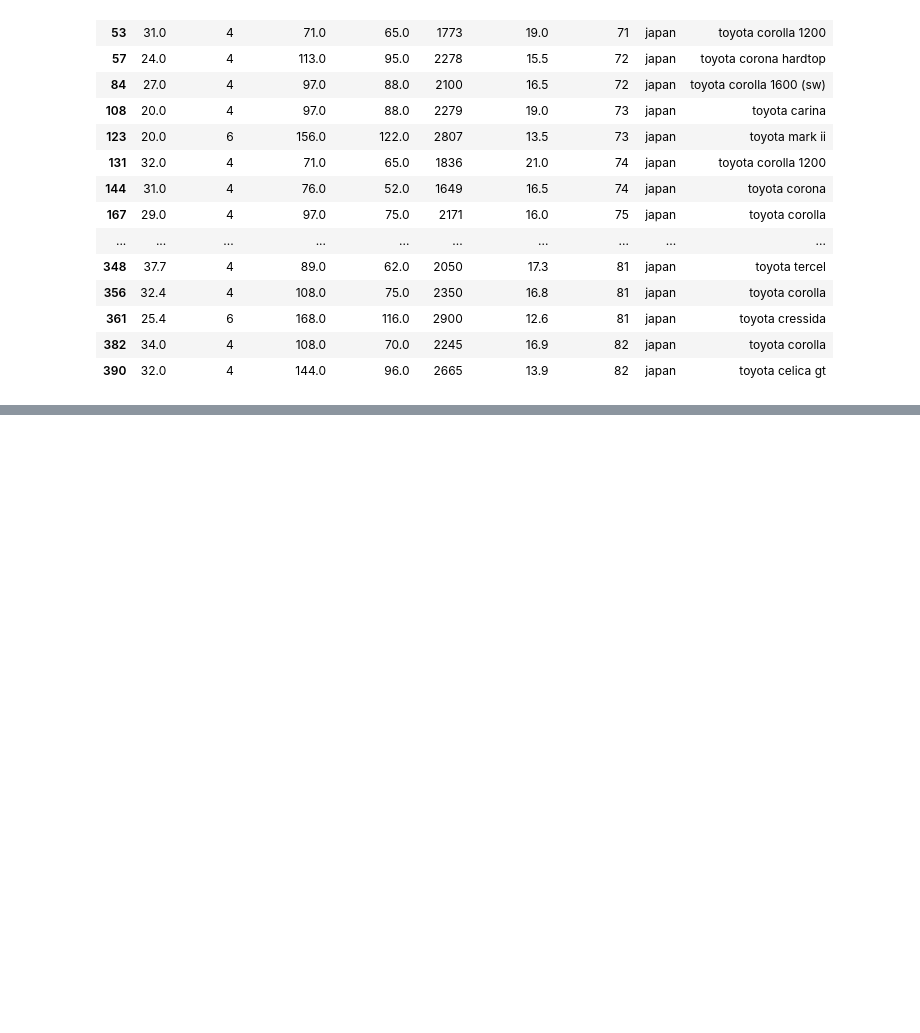
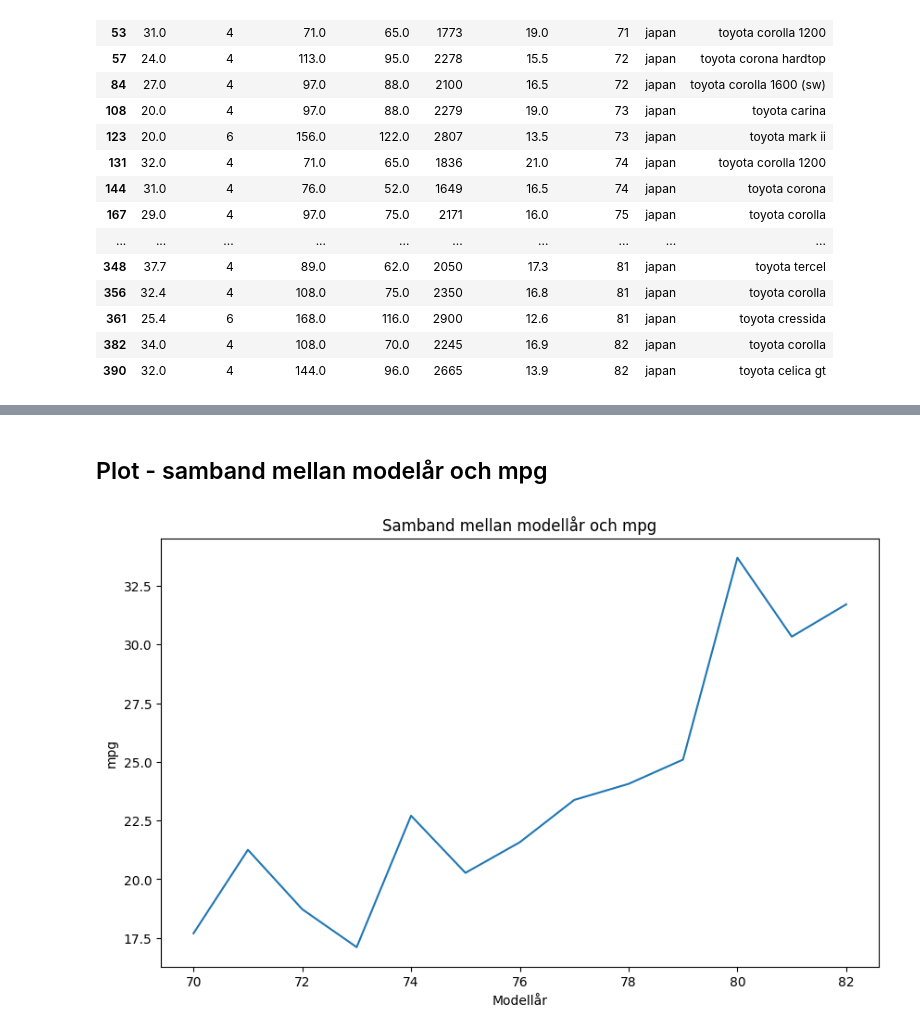
Before and after one commit to glennart8/ai_engineering_henrik_pilback, a Jupyter notebook: Exercises/exercise_1.ipynb, the cells around one changed output, grey strips where cells are left out. Drawn from its saved outputs; the diff is of its cells as text; code cells hidden in the pictures; blank space fills up the shorter version.

```diff
--- a/Exercises/exercise_1.ipynb
+++ b/Exercises/exercise_1.ipynb
@@ -102,0 +157,12 @@ toyota_df
+# %% [markdown]
+## Plot - samband mellan modelår och mpg
+# %%
+plt.figure(figsize=(10,6))
+sns.lineplot(data=df, x="model_year", y="mpg", errorbar=None) # errorbar=None tar bort det skuggade området runt linjen som visar på eventuell felmarginal
+
+plt.title("Samband mellan modellår och mpg")
+plt.xlabel("Modellår")
+plt.ylabel("mpg")
+plt.show()
+# %% [output]
+[figure, added]
```
Also changed, not shown: parts of 46 cells of this notebook, 2 other files.
